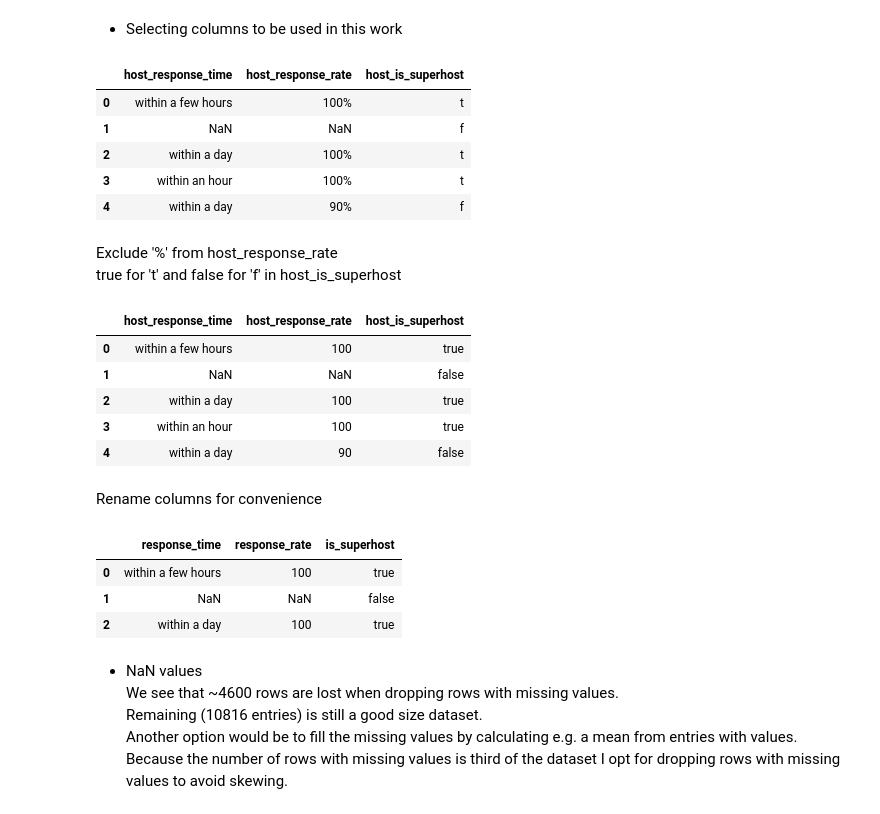
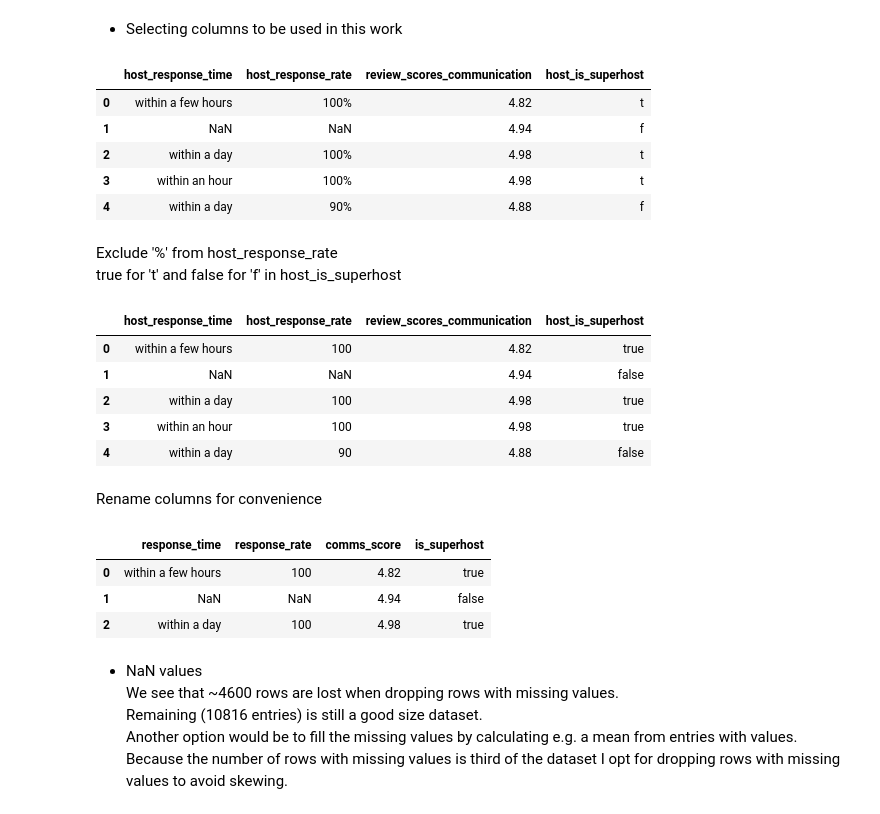
Before and after one commit to vesalukkarila/airbnb-data, a Jupyter notebook: airbnb.ipynb, the cells around one changed output. Saved outputs shown, nothing was run; the diff lists cells and outputs as text; code cells hidden in the pictures.

```diff
--- a/airbnb.ipynb
+++ b/airbnb.ipynb
@@ -30,16 +31,16 @@ df.head(3)
 # %% [markdown]
 - Selecting columns to be used in this work
 # %%
-cols = ['host_response_time', 'host_response_rate', 'host_is_superhost']
+cols = ['host_response_time', 'host_response_rate', 'review_scores_communication', 'host_is_superhost']
 df = df[cols]
 df.head()
 # %% [output]
-|  | host_response_time | host_response_rate | host_is_superhost |
-| 0 | within a few hours | 100% | t |
-| 1 | NaN | NaN | f |
-| 2 | within a day | 100% | t |
-| 3 | within an hour | 100% | t |
-| 4 | within a day | 90% | f |
+|  | host_response_time | host_response_rate | review_scores_communication | host_is_superhost |
+| 0 | within a few hours | 100% | 4.82 | t |
+| 1 | NaN | NaN | 4.94 | f |
+| 2 | within a day | 100% | 4.98 | t |
+| 3 | within an hour | 100% | 4.98 | t |
+| 4 | within a day | 90% | 4.88 | f |
 # %% [markdown]
 Exclude '%' from host_response_rate
 true for 't' and false for 'f' in host_is_superhost
@@ -49,23 +50,24 @@ df['host_is_superhost'] = df['host_is_superhost'].replace({'t': 'true', 'f': 'fa
 
 df.head()
 # %% [output]
-|  | host_response_time | host_response_rate | host_is_superhost |
-| 0 | within a few hours | 100 | true |
-| 1 | NaN | NaN | false |
-| 2 | within a day | 100 | true |
-| 3 | within an hour | 100 | true |
-| 4 | within a day | 90 | false |
+|  | host_response_time | host_response_rate | review_scores_communication | host_is_superhost |
+| 0 | within a few hours | 100 | 4.82 | true |
+| 1 | NaN | NaN | 4.94 | false |
+| 2 | within a day | 100 | 4.98 | true |
+| 3 | within an hour | 100 | 4.98 | true |
+| 4 | within a day | 90 | 4.88 | false |
 # %% [markdown]
 Rename columns for convenience
 # %%
 
-df.rename(columns={'host_is_superhost': 'is_superhost', 'host_response_rate': 'response_rate', 'host_response_time':'response_time'}, inplace=True)
+df.rename(columns={'host_is_superhost': 'is_superhost', 'host_response_rate': 'response_rate',
+                   'host_response_time':'response_time', 'review_scores_communication': 'comms_score'}, inplace=True)
 df.head(3)
 # %% [output]
-|  | response_time | response_rate | is_superhost |
-| 0 | within a few hours | 100 | true |
-| 1 | NaN | NaN | false |
-| 2 | within a day | 100 | true |
+|  | response_time | response_rate | comms_score | is_superhost |
+| 0 | within a few hours | 100 | 4.82 | true |
+| 1 | NaN | NaN | 4.94 | false |
+| 2 | within a day | 100 | 4.98 | true |
 # %% [markdown]
 - NaN values
 We see that ~4600 rows are lost when dropping rows with missing values.
```
Also changed, not shown: parts of 17 cells of this notebook.
